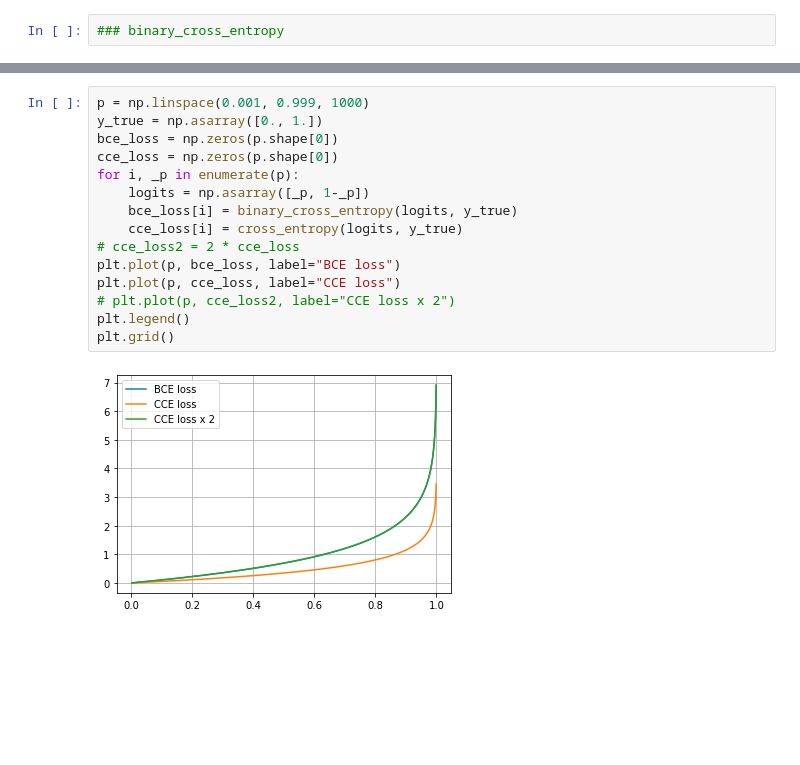
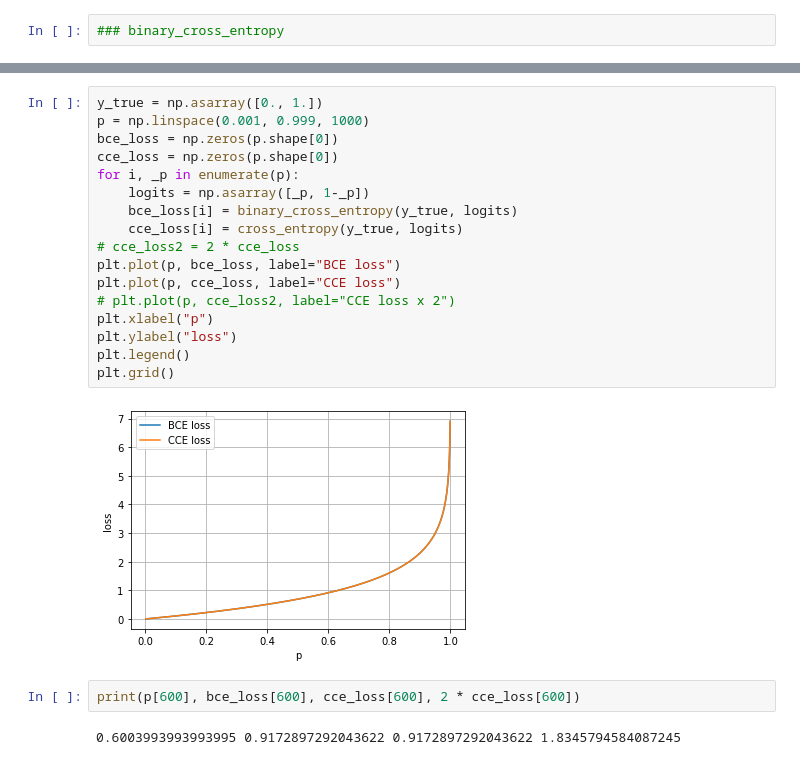
Before and after one commit to AI-Huang/deeplearning_basics, a Jupyter notebook: math/loss_functions_test.ipynb, the cells around one changed output, grey strips where cells are left out. Drawn from its saved outputs; the diff is of its cells as text; blank space fills up the shorter version.

```diff
--- a/math/loss_functions_test.ipynb
+++ b/math/loss_functions_test.ipynb
@@ -62,17 +46,23 @@ cross_entropy(logits, y_true)
 # %%
+y_true = np.asarray([0., 1.])
 p = np.linspace(0.001, 0.999, 1000)
-y_true = np.asarray([0., 1.])
 bce_loss = np.zeros(p.shape[0])
 cce_loss = np.zeros(p.shape[0])
 for i, _p in enumerate(p):
     logits = np.asarray([_p, 1-_p])
-    bce_loss[i] = binary_cross_entropy(logits, y_true)
-    cce_loss[i] = cross_entropy(logits, y_true)
+    bce_loss[i] = binary_cross_entropy(y_true, logits)
+    cce_loss[i] = cross_entropy(y_true, logits)
 # cce_loss2 = 2 * cce_loss
 plt.plot(p, bce_loss, label="BCE loss")
 plt.plot(p, cce_loss, label="CCE loss")
 # plt.plot(p, cce_loss2, label="CCE loss x 2")
+plt.xlabel("p")
+plt.ylabel("loss")
 plt.legend()
 plt.grid()
 # %% [output]
-[figure, old version]
+[figure, new version]
+# %%
+print(p[600], bce_loss[600], cce_loss[600], 2 * cce_loss[600])
+# %% [output]
+0.6003993993993995 0.9172897292043622 0.9172897292043622 1.8345794584087245
```
Also changed, not shown: parts of 11 cells of this notebook, 22 other files.
